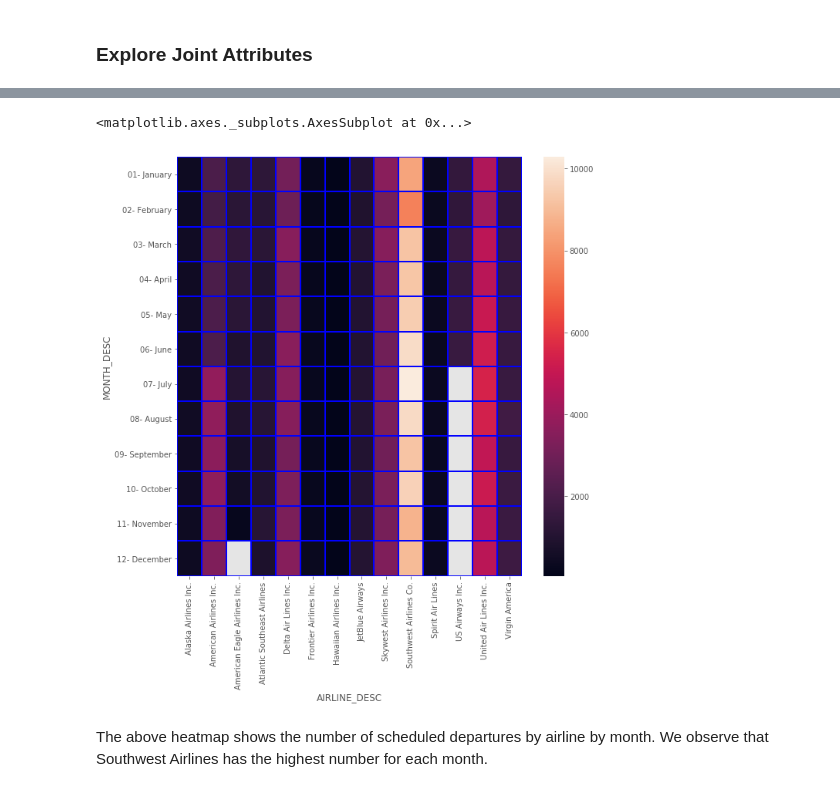
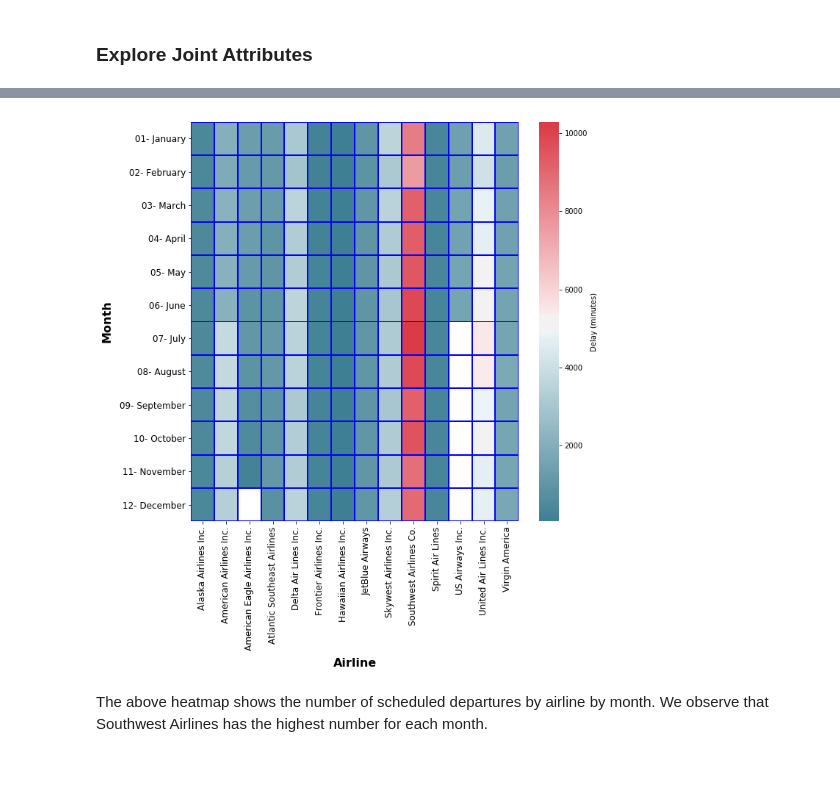
Before and after one commit to JackNelson/MSDS7331_Project1, a Jupyter notebook: Project1.ipynb, the cells around one changed output, grey strips where cells are left out. Drawn from its saved outputs; the diff is of its cells as text; code cells hidden in the pictures.

```diff
--- a/Project1.ipynb
+++ b/Project1.ipynb
@@ -468,11 +543,19 @@ pvt_scheduled_airline_date.head()
 # %%
+cmap = sns.diverging_palette(220,10,as_cmap=True)
+
 #Scheduled Departures by Airlines by Month
+fig = plt.figure(figsize=(10,10))
+sns.heatmap(pvt_scheduled_airline_date, linecolor="blue", linewidths=1, cmap=cmap,
+            cbar_kws={'label': 'Delay (minutes)'})
 
-fig = plt.figure(figsize=(10,10))
-sns.heatmap(pvt_scheduled_airline_date, linecolor="blue", linewidths=1)
+#_Format axis
+plt.tick_params(labelsize=12)
+plt.ylabel('Month', fontsize=16, weight = 'bold', labelpad=10)
+plt.xlabel('Airline', fontsize=16, weight = 'bold', labelpad=10)
+
+plt.show()
 # %% [output]
-<matplotlib.axes._subplots.AxesSubplot at 0x...>
-[figure, old version]
+[figure, new version]
 # %% [markdown]
 The above heatmap shows the number of scheduled departures by airline by month.  We observe that Southwest Airlines has the highest number for each month.
 # %%
```
Also changed, not shown: parts of 31 cells of this notebook.
